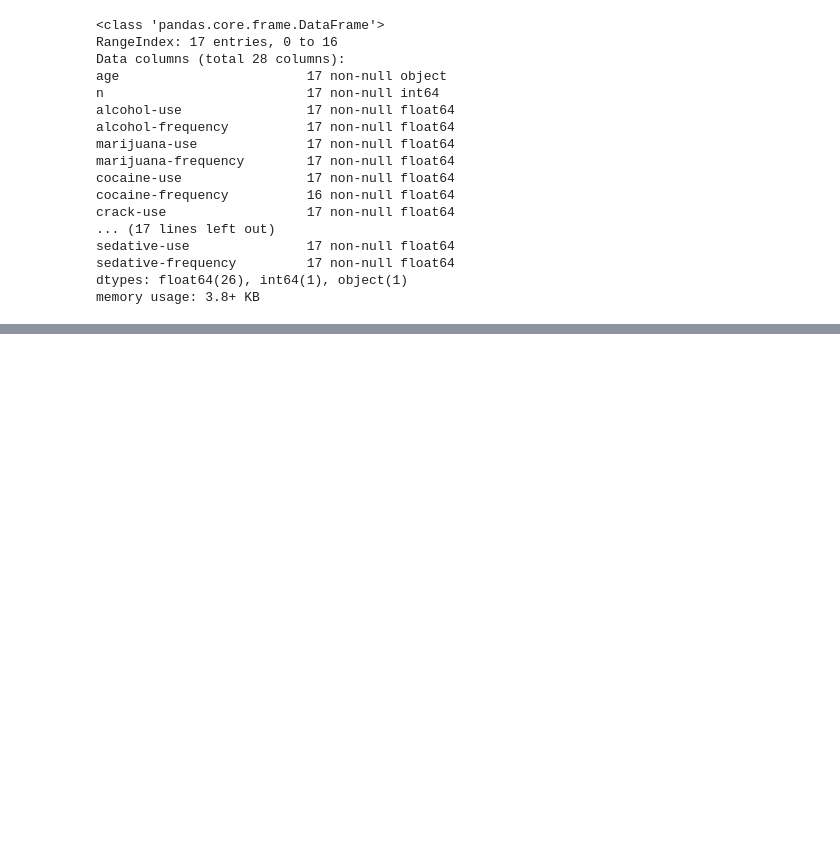
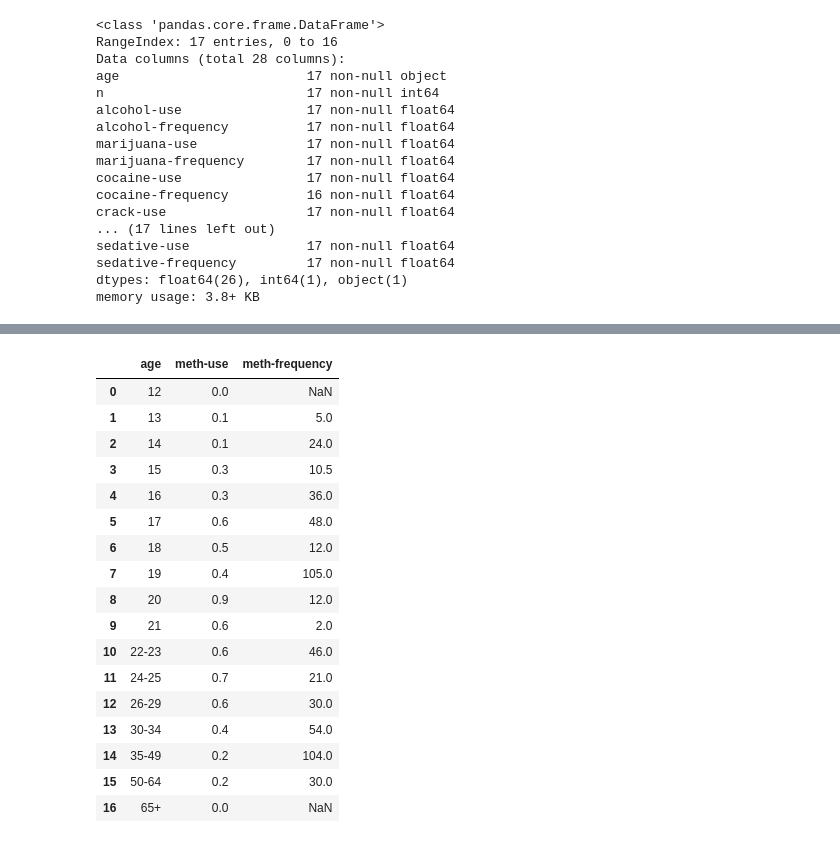
Before and after one commit to RaraAvisPZJT/tipn_zad, a Jupyter notebook: drugs/pandas.ipynb, the cells around one changed output, grey strips where cells are left out. Cells and saved outputs as stored; diff of their text form; code cells hidden in the pictures; blank space fills up the shorter version.

```diff
--- a/drugs/pandas.ipynb
+++ b/drugs/pandas.ipynb
@@ -67,0 +131,21 @@ memory usage: 3.8+ KB
+# %%
+narko[['age', 'meth-use', 'meth-frequency']]
+# %% [output]
+|  | age | meth-use | meth-frequency |
+| 0 | 12 | 0.0 | NaN |
+| 1 | 13 | 0.1 | 5.0 |
+| 2 | 14 | 0.1 | 24.0 |
+| 3 | 15 | 0.3 | 10.5 |
+| 4 | 16 | 0.3 | 36.0 |
+| 5 | 17 | 0.6 | 48.0 |
+| 6 | 18 | 0.5 | 12.0 |
+| 7 | 19 | 0.4 | 105.0 |
+| 8 | 20 | 0.9 | 12.0 |
+| 9 | 21 | 0.6 | 2.0 |
+| 10 | 22-23 | 0.6 | 46.0 |
+| 11 | 24-25 | 0.7 | 21.0 |
+| 12 | 26-29 | 0.6 | 30.0 |
+| 13 | 30-34 | 0.4 | 54.0 |
+| 14 | 35-49 | 0.2 | 104.0 |
+| 15 | 50-64 | 0.2 | 30.0 |
+| 16 | 65+ | 0.0 | NaN |
```
Also changed, not shown: parts of 28 cells of this notebook.
